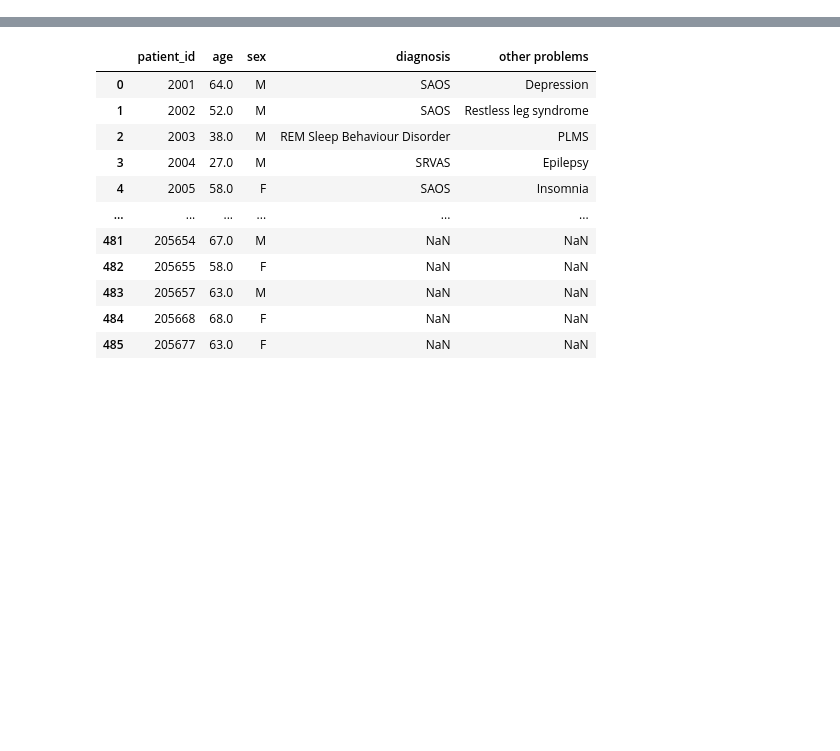
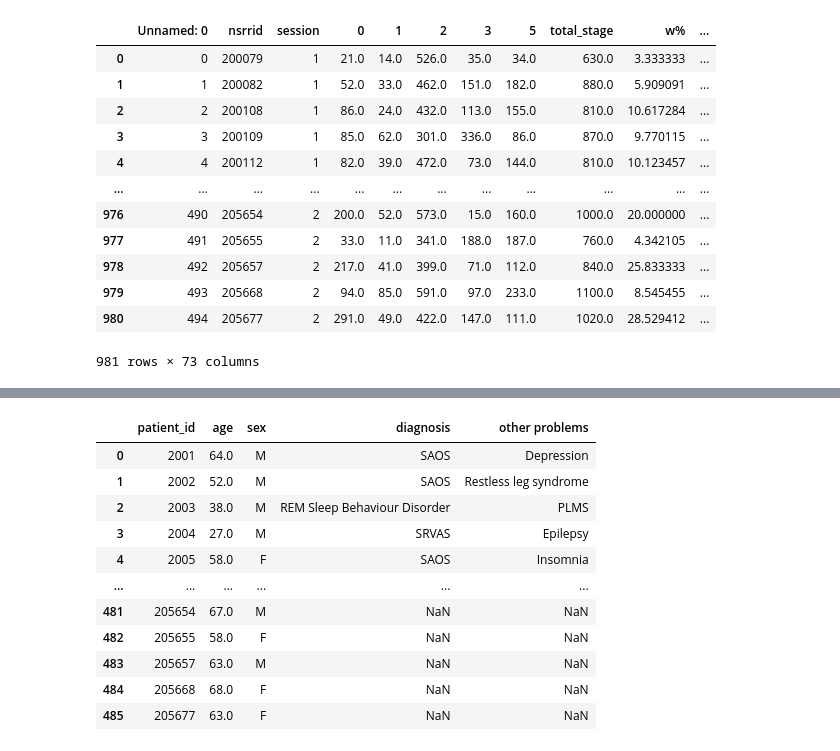
Before and after one commit to Zeredbaron/cse6250group, a Jupyter notebook: data/aggregateData.ipynb, the cells around one changed output, grey strips where cells are left out. Drawn from its saved outputs; the diff is of its cells as text; code cells hidden in the pictures; blank space fills up the shorter version.

```diff
--- a/data/aggregateData.ipynb
+++ b/data/aggregateData.ipynb
@@ -15,3 +15,19 @@ df = pd.read_csv('aggregated_sleep_data.csv')
 cleaned_df = pd.read_csv('cleaned_sleep_stage_data.csv')
 
 edf = pd.read_csv('C:\\Users\\baron\\OneDrive\\Documents\\cse6250group\\data\\sleep_edf_raw.csv')
+# %%
+df
+# %% [output]
+|  | Unnamed: 0 | nsrrid | session | 0 | 1 | 2 | 3 | 5 | total_stage | w% | ... |
+| 0 | 0 | 200079 | 1 | 21.0 | 14.0 | 526.0 | 35.0 | 34.0 | 630.0 | 3.333333 | ... |
+| 1 | 1 | 200082 | 1 | 52.0 | 33.0 | 462.0 | 151.0 | 182.0 | 880.0 | 5.909091 | ... |
+| 2 | 2 | 200108 | 1 | 86.0 | 24.0 | 432.0 | 113.0 | 155.0 | 810.0 | 10.617284 | ... |
+| 3 | 3 | 200109 | 1 | 85.0 | 62.0 | 301.0 | 336.0 | 86.0 | 870.0 | 9.770115 | ... |
+| 4 | 4 | 200112 | 1 | 82.0 | 39.0 | 472.0 | 73.0 | 144.0 | 810.0 | 10.123457 | ... |
+| ... | ... | ... | ... | ... | ... | ... | ... | ... | ... | ... | ... |
+| 976 | 490 | 205654 | 2 | 200.0 | 52.0 | 573.0 | 15.0 | 160.0 | 1000.0 | 20.000000 | ... |
+| 977 | 491 | 205655 | 2 | 33.0 | 11.0 | 341.0 | 188.0 | 187.0 | 760.0 | 4.342105 | ... |
+| 978 | 492 | 205657 | 2 | 217.0 | 41.0 | 399.0 | 71.0 | 112.0 | 840.0 | 25.833333 | ... |
+| 979 | 493 | 205668 | 2 | 94.0 | 85.0 | 591.0 | 97.0 | 233.0 | 1100.0 | 8.545455 | ... |
+| 980 | 494 | 205677 | 2 | 291.0 | 49.0 | 422.0 | 147.0 | 111.0 | 1020.0 | 28.529412 | ... |
+981 rows × 73 columns
```
Also changed, not shown: parts of 3 cells of this notebook, 1 other file.
